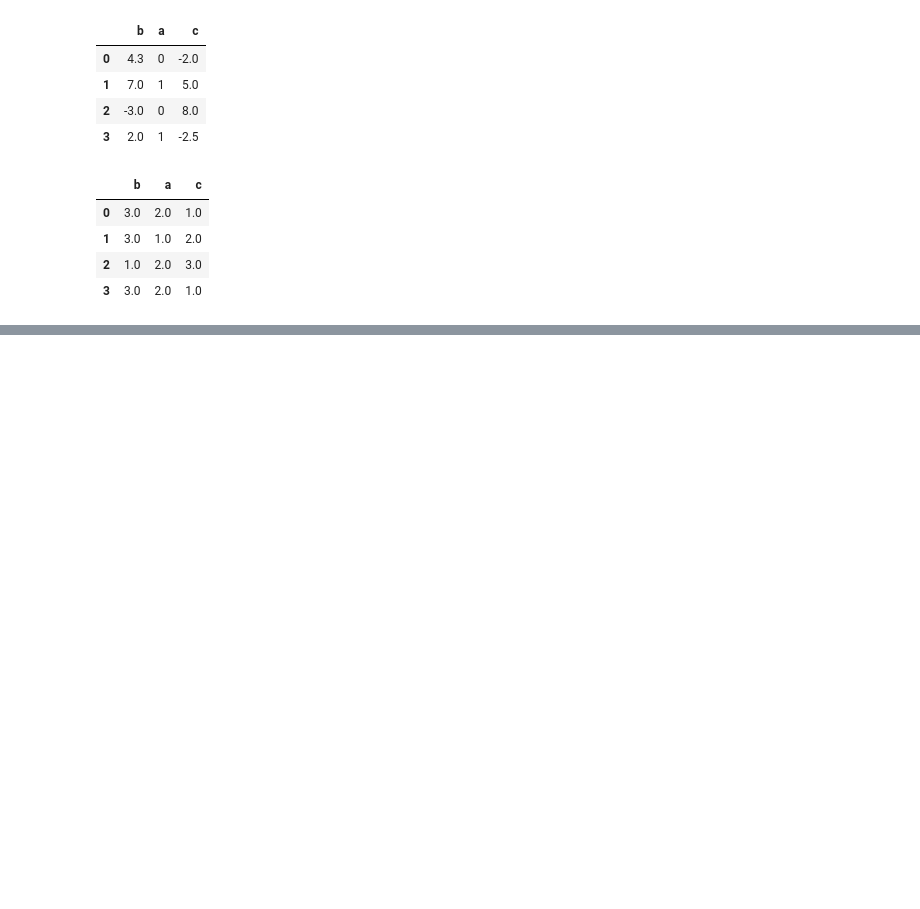
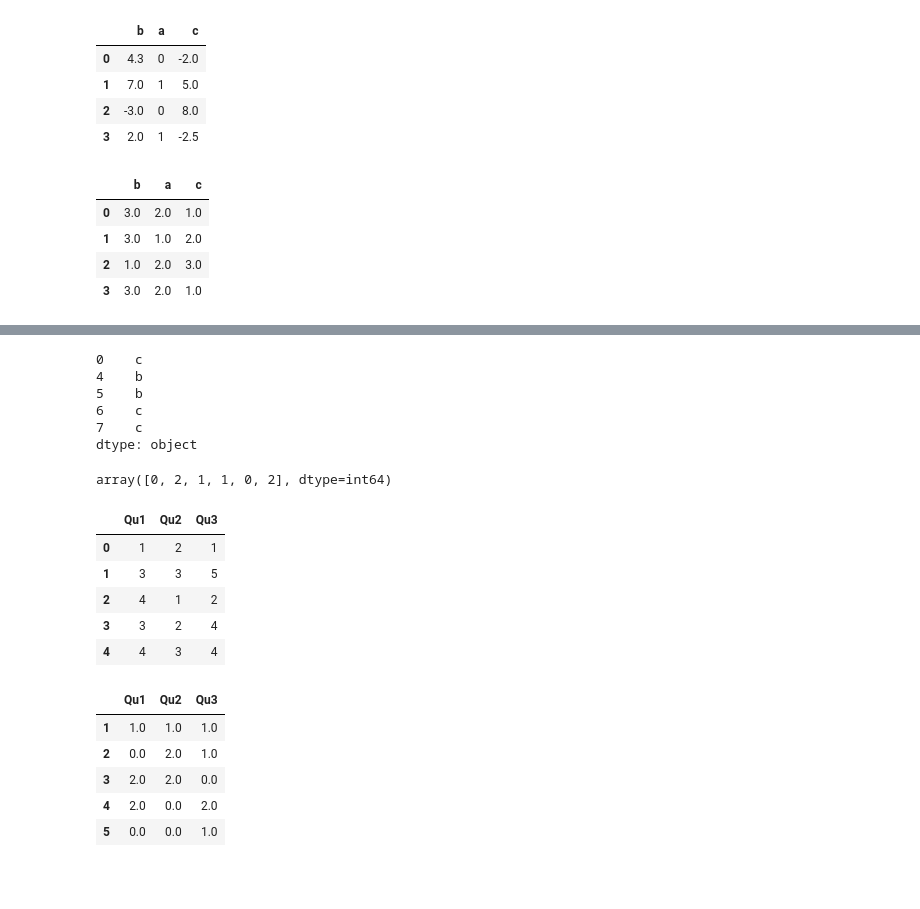
Before and after one commit to MuayThaiLegz/Py_DataAnalysis, a Jupyter notebook: Python_forData_5.ipynb, the cells around one changed output, grey strips where cells are left out. Saved outputs shown, nothing was run; the diff lists cells and outputs as text; code cells hidden in the pictures; blank space fills up the shorter version.

```diff
--- a/Python_forData_5.ipynb
+++ b/Python_forData_5.ipynb
@@ -1160,2 +1379,51 @@ False
+# %%
+display(last_obj[mask])
+# %% [output]
+0    c
+4    b
+5    b
+6    c
+7    c
+dtype: object
+# %%
+# Related to is in is the Index.get_indexer method, which gives you an index array
+# from an array of possibly non-distinct values into another array of distnct values
+
+to_match = pd.Series(['c', 'a', 'b', 'b', 'c', 'a'])
+
+unique_vals = pd.Series(['c', 'b', 'a'])
+
+pd.Index(unique_vals).get_indexer(to_match)
+
+# Unique, value counts, and set membership methods page 166/167
+# %% [output]
+array([0, 2, 1, 1, 0, 2], dtype=int64)
+# %%
+# In some cases, you may want to compute a histogram on multiple relates coumns in df. heres an example
+
+hist_data = pd.DataFrame({'Qu1': [1, 3, 4, 3, 4],
+                          'Qu2': [2, 3, 1, 2, 3],
+                          'Qu3': [1, 5, 2, 4, 4]})
+
+display(hist_data)
+
+# Passing pandas.values_counts to this da apply fucntion gives:
+
+result_hist  = hist_data.apply(pd.value_counts).fillna(0)
+
+display(result_hist)
+# %% [output]
+|  | Qu1 | Qu2 | Qu3 |
+| 0 | 1 | 2 | 1 |
+| 1 | 3 | 3 | 5 |
+| 2 | 4 | 1 | 2 |
+| 3 | 3 | 2 | 4 |
+| 4 | 4 | 3 | 4 |
+|  | Qu1 | Qu2 | Qu3 |
+| 1 | 1.0 | 1.0 | 1.0 |
+| 2 | 0.0 | 2.0 | 1.0 |
+| 3 | 2.0 | 2.0 | 0.0 |
+| 4 | 2.0 | 0.0 | 2.0 |
+| 5 | 0.0 | 0.0 | 1.0 |
 # %% [markdown]
 ####
```
Also changed, not shown: parts of 11 cells of this notebook.
